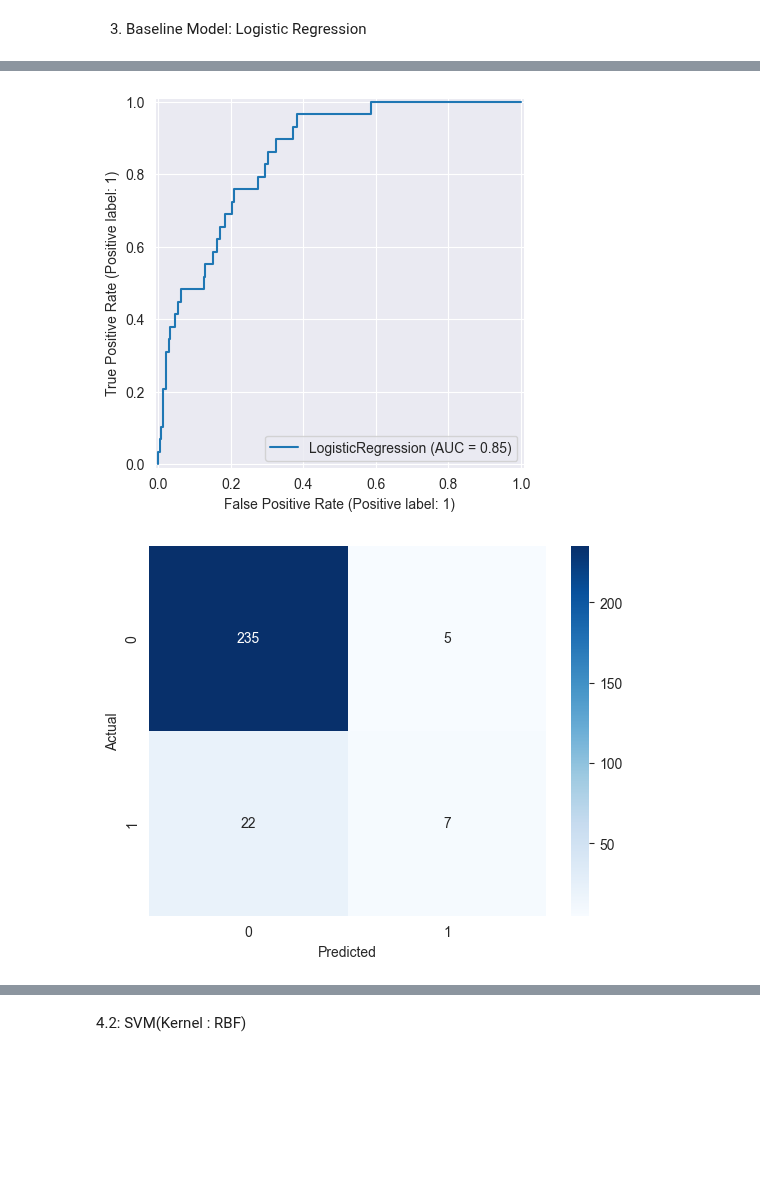
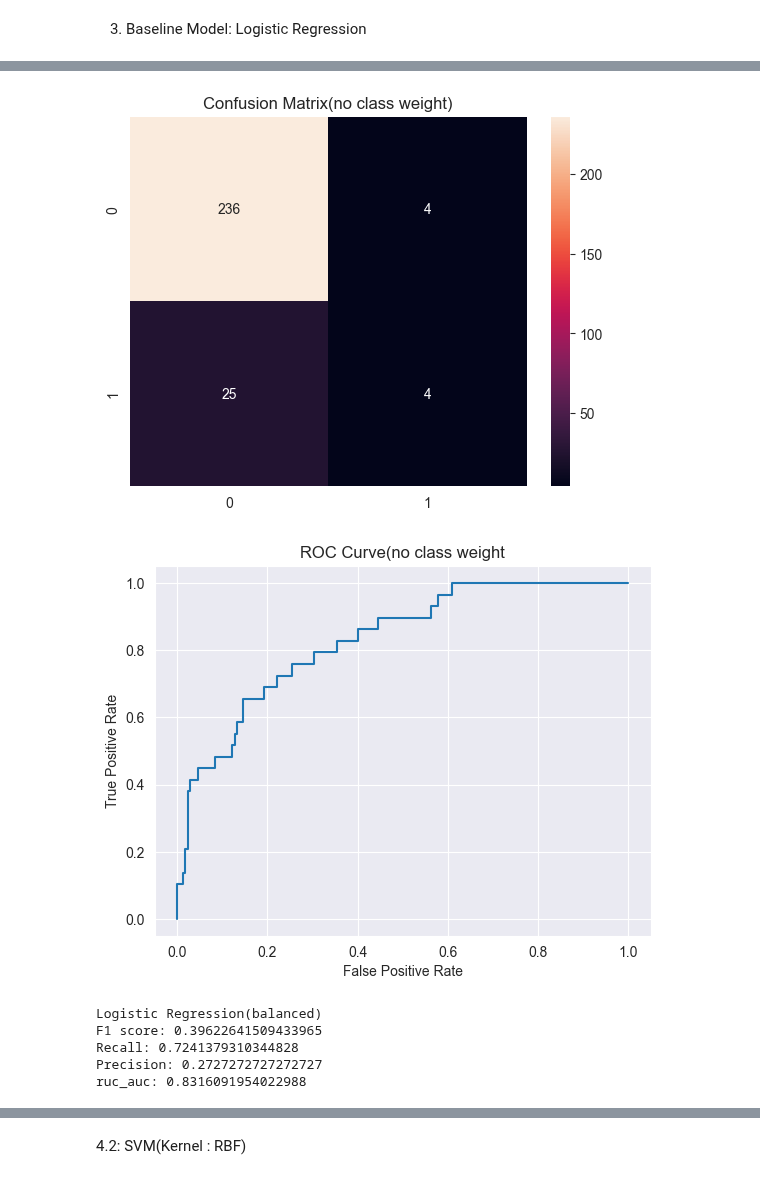
Before and after one commit to MohammadMahdiRazavi/Machine-Learning-Course, a Jupyter notebook: Assignment4/Employee Attrition.ipynb, the cells around one changed output, grey strips where cells are left out. Cells and saved outputs as stored; diff of their text form; code cells hidden in the pictures; blank space fills up the shorter version.

```diff
--- a/Assignment4/Employee Attrition.ipynb
+++ b/Assignment4/Employee Attrition.ipynb
@@ -63,33 +75,58 @@ Name: count, dtype: int64
 # %% [markdown]
 3. Baseline Model: Logistic Regression
 # %%
-x = train.drop(['ID','left_company'], axis=1)
-y = train['left_company']
+x_train, x_test, y_train, y_test = train_test_split(x, y, test_size=0.2, random_state=42)
+
+lr = LogisticRegression(max_iter=1000)
+lr.fit(x_train, y_train)
+y_pred = lr.predict(x_test)
+
+print('Logistic Regression(no class weight')
+print(f'F1 score: {f1_score(y_test, y_pred)}')
+print(f'Recall: {recall_score(y_test, y_pred)}')
+print(f'Precision: {precision_score(y_test, y_pred)}')
+print(f'roc_auc: {roc_auc_score(y_test, lr.predict_proba(x_test)[:, 1])}')
 
 
-X_train, X_test, y_train, y_test = train_test_split(x, y, test_size=0.2, random_state=42)
-
-sc = StandardScaler()
-X_train = sc.fit_transform(X_train)
-X_test = sc.transform(X_test)
-
-model = LogisticRegression()
-model.fit(X_train, y_train)
-y_pred = model.predict(X_test)
-
-print(f'f1: {f1_score(y_test, y_pred)}')
-print(f'recall: {recall_score(y_test, y_pred)}')
-print(f'precision: {precision_score(y_test, y_pred)}')
-print(f'roc_auc: {roc_auc_score(y_test, model.predict_proba(X_test)[:, 1])}')
-
-
-RocCurveDisplay.from_estimator(model, X_test, y_test)
+sns.heatmap(confusion_matrix(y_test, y_pred), annot=True, fmt='d')
+plt.title('Confusion Matrix(no class weight)')
 plt.show()
 
 
-cm = confusion_matrix(y_test, y_pred)
-sns.heatmap(cm, annot=True, fmt='d', cmap='Blues')
-plt.xlabel('Predicted')
-plt.ylabel('Actual')
+fpr, tpr, thresholds = roc_curve(y_test, lr.predict_proba(x_test)[:, 1])
+plt.plot(fpr, tpr)
+plt.title('ROC Curve(no class weight')
+plt.xlabel('False Positive Rate')
+plt.ylabel('True Positive Rate')
+plt.grid(True)
 plt.show()
+
+
+#--------------------------------------------------------------------------------
+
+
+lr_bal = LogisticRegression(class_weight='balanced', max_iter=1000)
+lr_bal.fit(x_train, y_train)
+y_pred_bal = lr_bal.predict(x_test)
+
+
+print('Logistic Regression(balanced)')
+print(f'F1 score: {f1_score(y_test, y_pred_bal)}')
+print(f'Recall: {recall_score(y_test, y_pred_bal)}')
+print(f'Precision: {precision_score(y_test, y_pred_bal)}')
+print(f'roc_auc: {roc_auc_score(y_test, lr_bal.predict_proba(x_test)[:, 1])}')
+
+
+sns.heatmap(confusion_matrix(y_test, y_pred_bal), annot=True, fmt='d')
+plt.title('Confusion Matrix(balanced)')
+plt.show()
+
+
+fpr, tpr, thresholds = roc_curve(y_test, lr_bal.predict_proba(x_test)[:, 1])
+plt.plot(fpr, tpr)
+plt.title('ROC Curve(balanced')
+plt.xlabel('False Positive Rate')
+plt.ylabel('True Positive Rate')
+plt.grid(True)
+plt.show()
 # %% [output]
@@ -100,2 +138,7 @@ roc_auc: 0.8547413793103449
-[figure, old version]
+[figure, new version]
-[figure, old version]
+[figure, new version]
+Logistic Regression(balanced)
+F1 score: 0.39622641509433965
+Recall: 0.7241379310344828
+Precision: 0.2727272727272727
+ruc_auc: 0.8316091954022988
```
Also changed, not shown: parts of 16 cells of this notebook.
